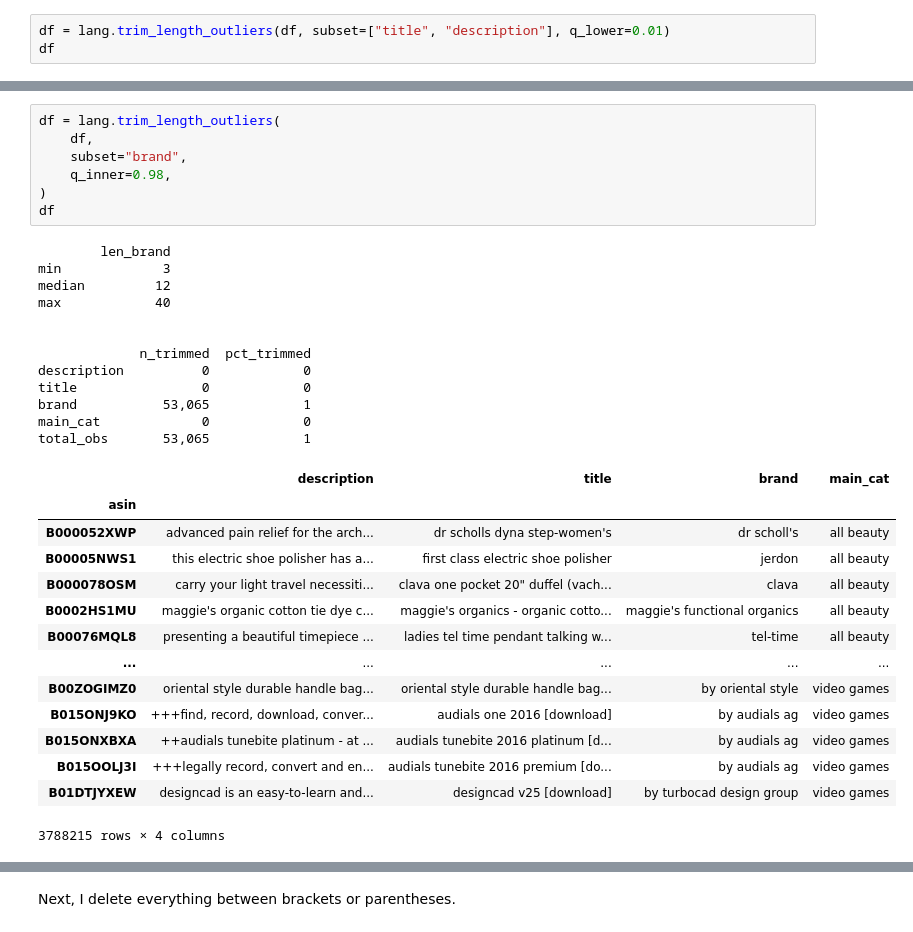
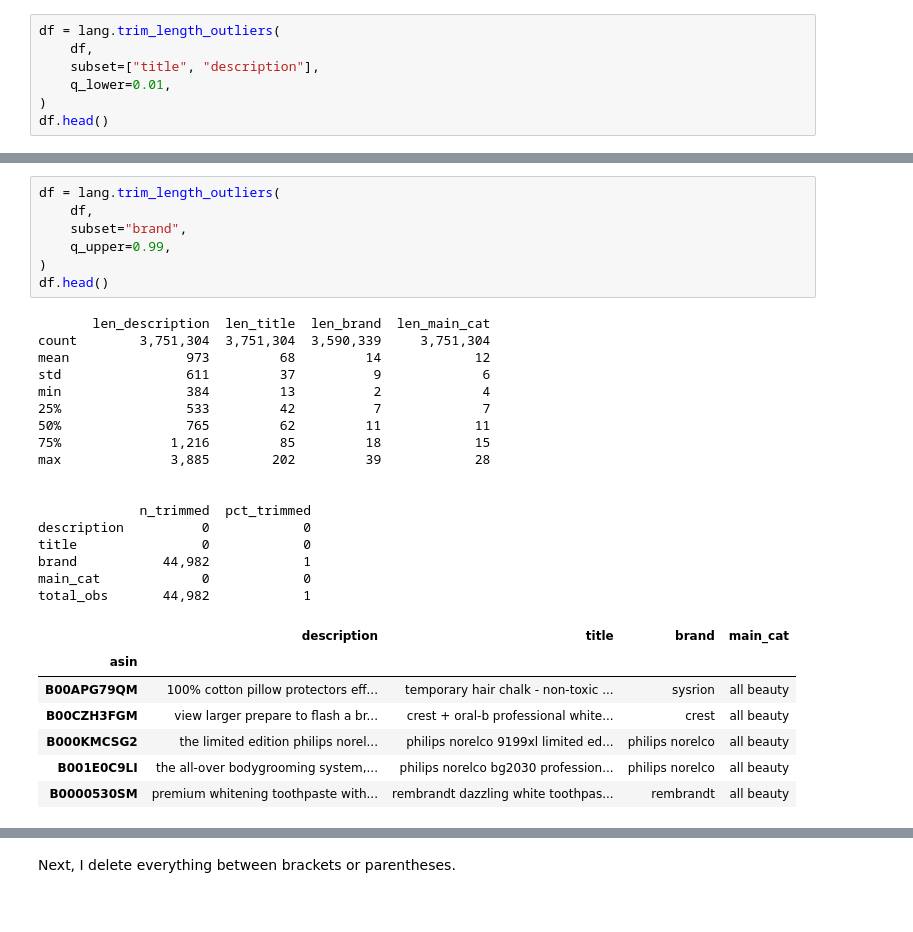
Before and after one commit to ndgigliotti/amazon-product-classifier, a Jupyter notebook: big_clean.ipynb, the cells around one changed output, grey strips where cells are left out. Saved outputs shown, nothing was run; the diff lists cells and outputs as text.

```diff
--- a/big_clean.ipynb
+++ b/big_clean.ipynb
@@ -545,4 +730,8 @@ I drop the shortest 1% of titles and descriptions.
 # %%
-df = lang.trim_length_outliers(df, subset=["title", "description"], q_lower=0.01)
-df
+df = lang.trim_length_outliers(
+    df,
+    subset=["title", "description"],
+    q_lower=0.01,
+)
+df.head()
 # %% [output]
@@ -578,37 +765,35 @@ Next, I drop the longest 1% and the shortest 1% of brand names.
 # %%
 df = lang.trim_length_outliers(
     df,
     subset="brand",
-    q_inner=0.98,
+    q_upper=0.99,
 )
-df
+df.head()
 # %% [output]
-        len_brand
-min             3
-median         12
-max            40
+       len_description  len_title  len_brand  len_main_cat
+count        3,751,304  3,751,304  3,590,339     3,751,304
+mean               973         68         14            12
+std                611         37          9             6
+min                384         13          2             4
+25%                533         42          7             7
+50%                765         62         11            11
+75%              1,216         85         18            15
+max              3,885        202         39            28
 
 
              n_trimmed  pct_trimmed
 description          0            0
 title                0            0
-brand           53,065            1
+brand           44,982            1
 main_cat             0            0
-total_obs       53,065            1
+total_obs       44,982            1
 |  | description | title | brand | main_cat |
 | asin |  |  |  |  |
-| B000052XWP | advanced pain relief for the arch... | dr scholls dyna step-women's | dr scholl's | all beauty |
-| B00005NWS1 | this electric shoe polisher has a... | first class electric shoe polisher | jerdon | all beauty |
-| B000078OSM | carry your light travel necessiti... | clava one pocket 20" duffel (vach... | clava | all beauty |
-| B0002HS1MU | maggie's organic cotton tie dye c... | maggie's organics - organic cotto... | maggie's functional organics | all beauty |
-| B00076MQL8 | presenting a beautiful timepiece ... | ladies tel time pendant talking w... | tel-time | all beauty |
-| ... | ... | ... | ... | ... |
-| B00ZOGIMZ0 | oriental style durable handle bag... | oriental style durable handle bag... | by oriental style | video games |
-| B015ONJ9KO | +++find, record, download, conver... | audials one 2016 [download] | by audials ag | video games |
-| B015ONXBXA | ++audials tunebite platinum - at ... | audials tunebite 2016 platinum [d... | by audials ag | video games |
-| B015OOLJ3I | +++legally record, convert and en... | audials tunebite 2016 premium [do... | by audials ag | video games |
-| B01DTJYXEW | designcad is an easy-to-learn and... | designcad v25 [download] | by turbocad design group | video games |
+| B00APG79QM | 100% cotton pillow protectors eff... | temporary hair chalk - non-toxic ... | sysrion | all beauty |
+| B00CZH3FGM | view larger prepare to flash a br... | crest + oral-b professional white... | crest | all beauty |
+| B000KMCSG2 | the limited edition philips norel... | philips norelco 9199xl limited ed... | philips norelco | all beauty |
+| B001E0C9LI | the all-over bodygrooming system,... | philips norelco bg2030 profession... | philips norelco | all beauty |
+| B0000530SM | premium whitening toothpaste with... | rembrandt dazzling white toothpas... | rembrandt | all beauty |
-3788215 rows × 4 columns
 [interactive output not drawn]
 # %%
 fig = lang.length_dist(df.sample(10 ** 6), subset=["description", "title", "brand"])
```
Also changed, not shown: parts of 158 cells of this notebook, 14 other files.
